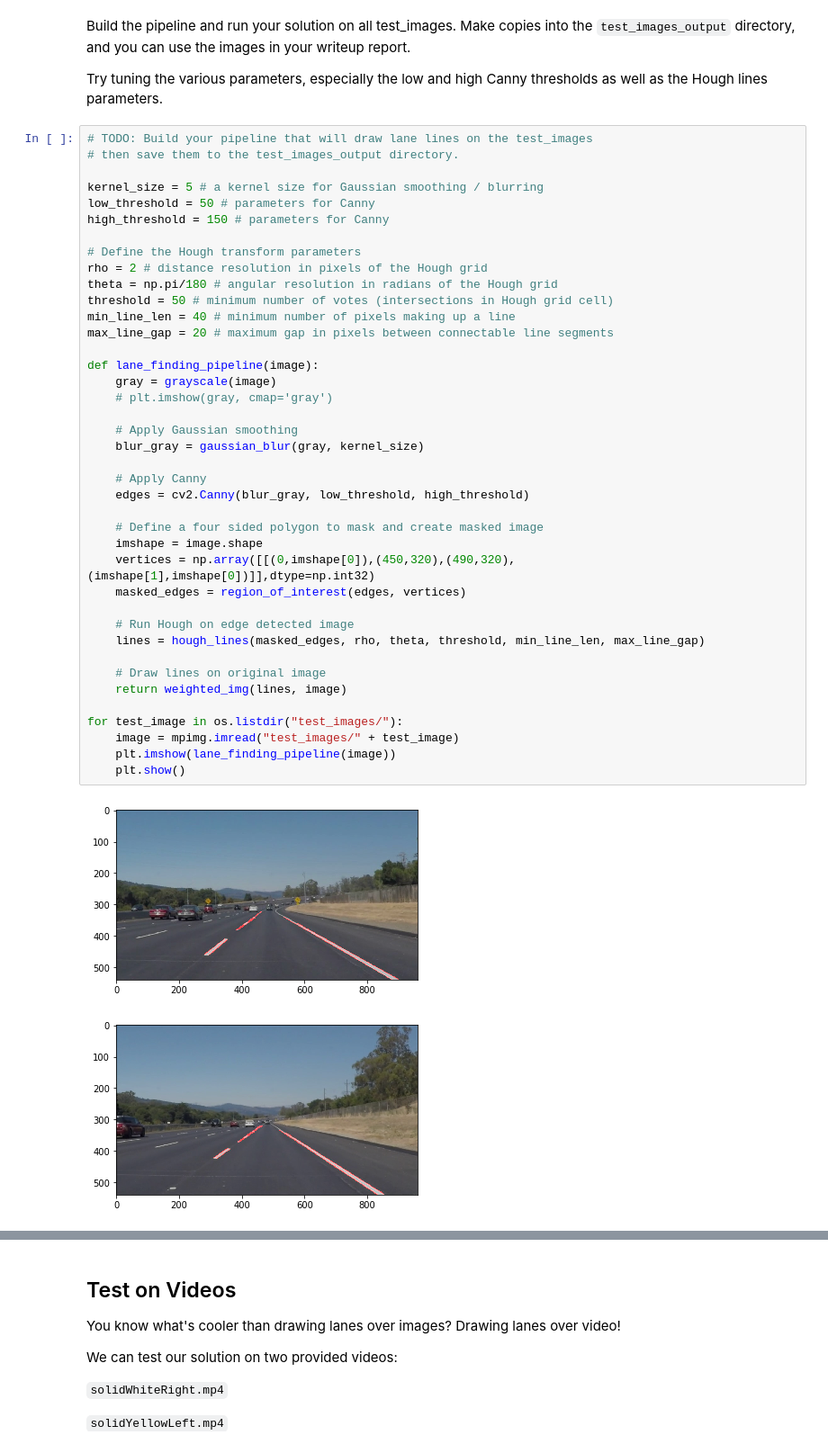
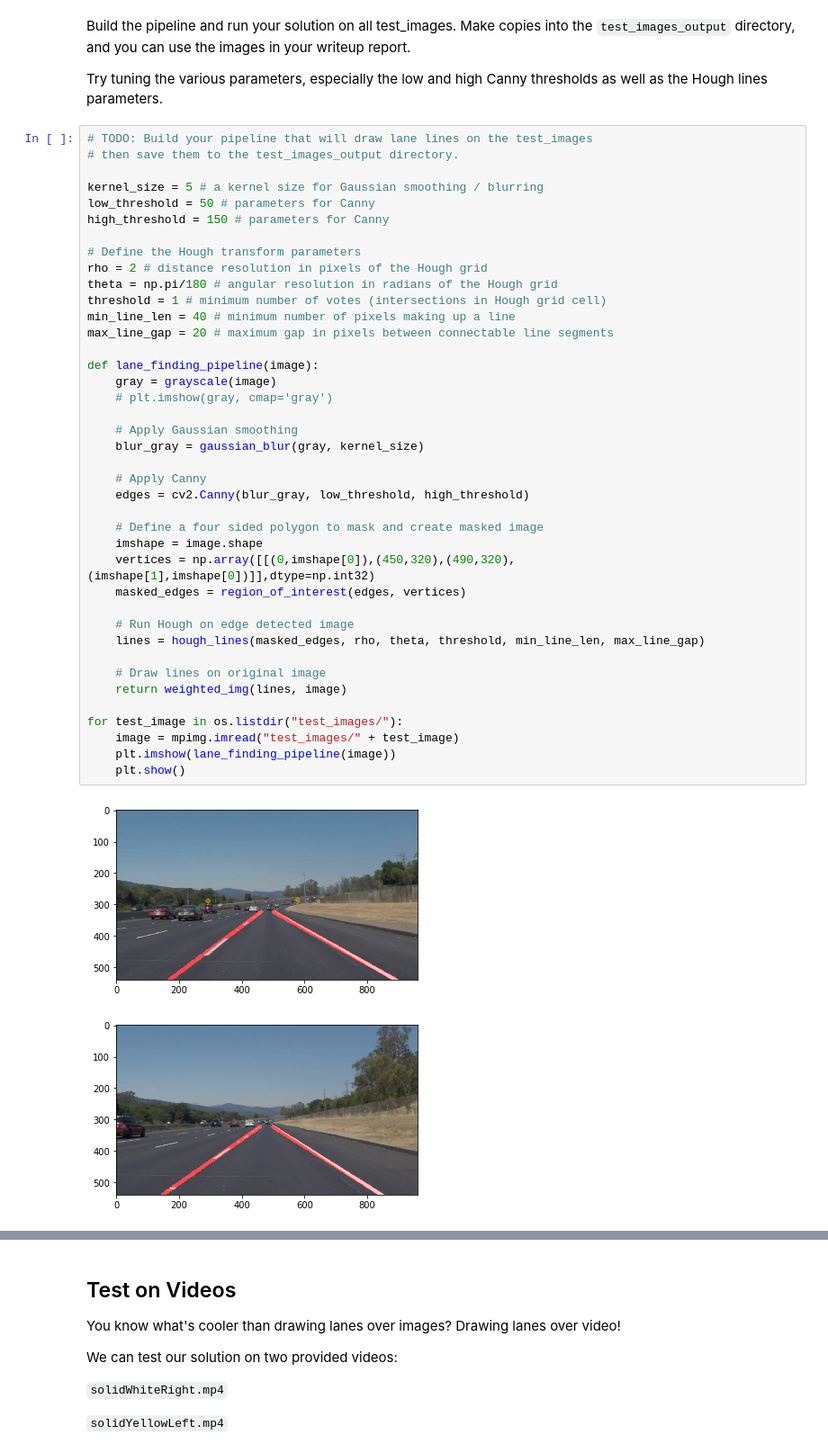
Before and after one commit to jay-thakur/Finding-Lane-Lines, a Jupyter notebook: P1.ipynb, the cells around one changed output, grey strips where cells are left out. Shown: that part at 90% size. Saved outputs shown, nothing was run; the diff lists cells and outputs as text.

```diff
--- a/P1.ipynb
+++ b/P1.ipynb
@@ -204,35 +261,35 @@ high_threshold = 150 # parameters for Canny
 # Define the Hough transform parameters
 rho = 2 # distance resolution in pixels of the Hough grid
 theta = np.pi/180 # angular resolution in radians of the Hough grid
-threshold = 50 # minimum number of votes (intersections in Hough grid cell)
+threshold = 1 # minimum number of votes (intersections in Hough grid cell)
 min_line_len = 40 # minimum number of pixels making up a line
 max_line_gap = 20 # maximum gap in pixels between connectable line segments
 
 def lane_finding_pipeline(image):
     gray = grayscale(image)
     # plt.imshow(gray, cmap='gray')
 
     # Apply Gaussian smoothing
     blur_gray = gaussian_blur(gray, kernel_size)
 
     # Apply Canny
     edges = cv2.Canny(blur_gray, low_threshold, high_threshold)
 
     # Define a four sided polygon to mask and create masked image
     imshape = image.shape
     vertices = np.array([[(0,imshape[0]),(450,320),(490,320),(imshape[1],imshape[0])]],dtype=np.int32)
     masked_edges = region_of_interest(edges, vertices)
 
     # Run Hough on edge detected image
     lines = hough_lines(masked_edges, rho, theta, threshold, min_line_len, max_line_gap)
 
     # Draw lines on original image
     return weighted_img(lines, image)
 
 for test_image in os.listdir("test_images/"):
     image = mpimg.imread("test_images/" + test_image)
     plt.imshow(lane_finding_pipeline(image))
     plt.show()
 # %% [output]
-[figure, old version]
+[figure, new version]
-[figure, old version]
+[figure, new version]
```
Also changed, not shown: parts of 5 cells of this notebook, 3 other files.
